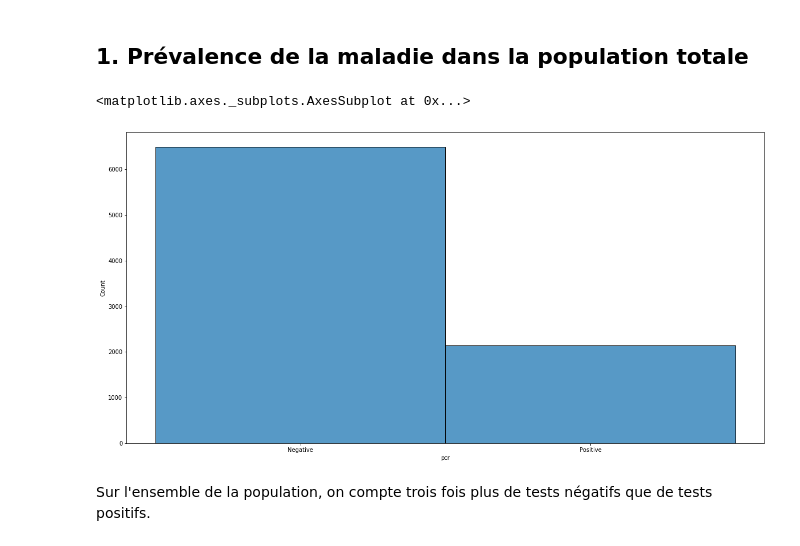
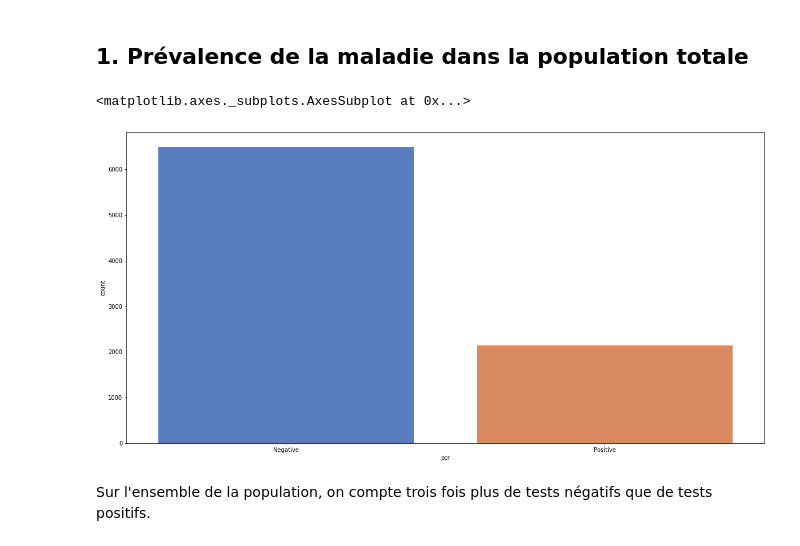
Before and after one commit to GladB/inria-aphp-assignment, a Jupyter notebook: 3_eda_inria_interview_process.ipynb, the cells around one changed output. Cells and saved outputs as stored; diff of their text form; code cells hidden in the pictures.

```diff
--- a/3_eda_inria_interview_process.ipynb
+++ b/3_eda_inria_interview_process.ipynb
@@ -49,10 +36,10 @@ Index(['Unnamed: 0_x', 'Unnamed: 0.1', 'patient_id', 'given_name', 'surname',
 # %% [markdown]
 ## 1. Prévalence de la maladie dans la population totale
 # %%
-sns.histplot(data = full_df, x="pcr")
+sns.countplot(data = full_df, x="pcr", palette="muted")
 # %% [output]
 <matplotlib.axes._subplots.AxesSubplot at 0x...>
-[figure, old version]
+[figure, new version]
 # %% [markdown]
 Sur l'ensemble de la population, on compte trois fois plus de tests négatifs que de tests positifs.
 # %% [markdown]
```
Also changed, not shown: parts of 13 cells of this notebook, 7 other files.
